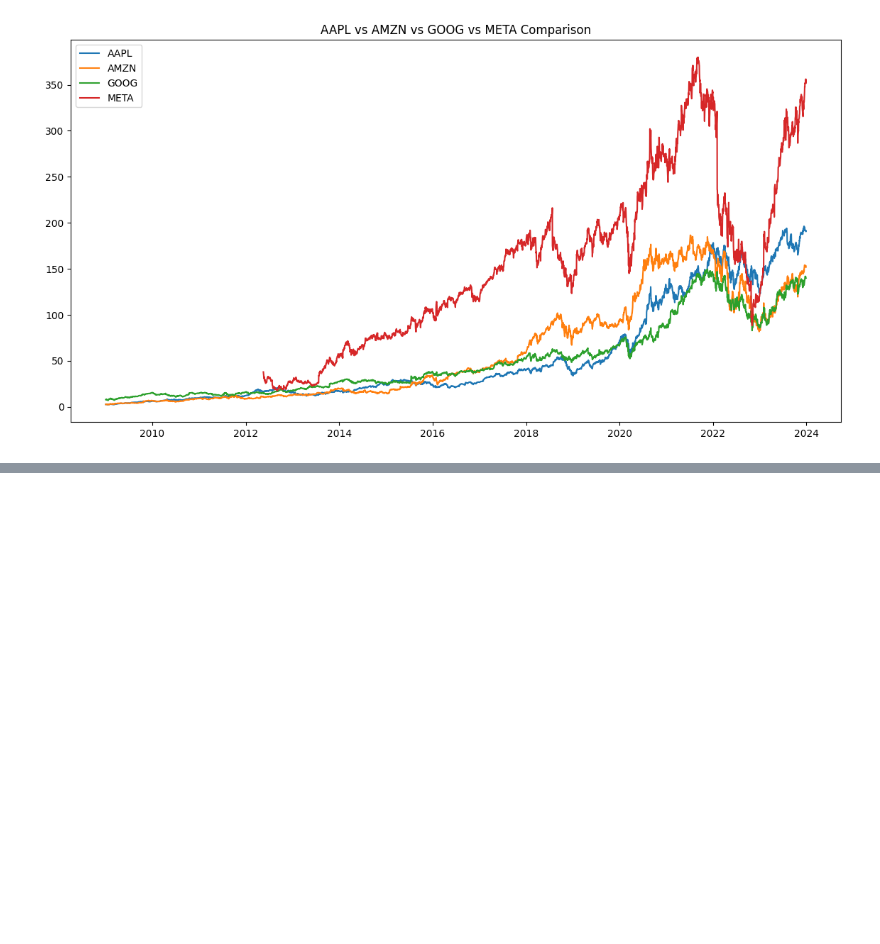
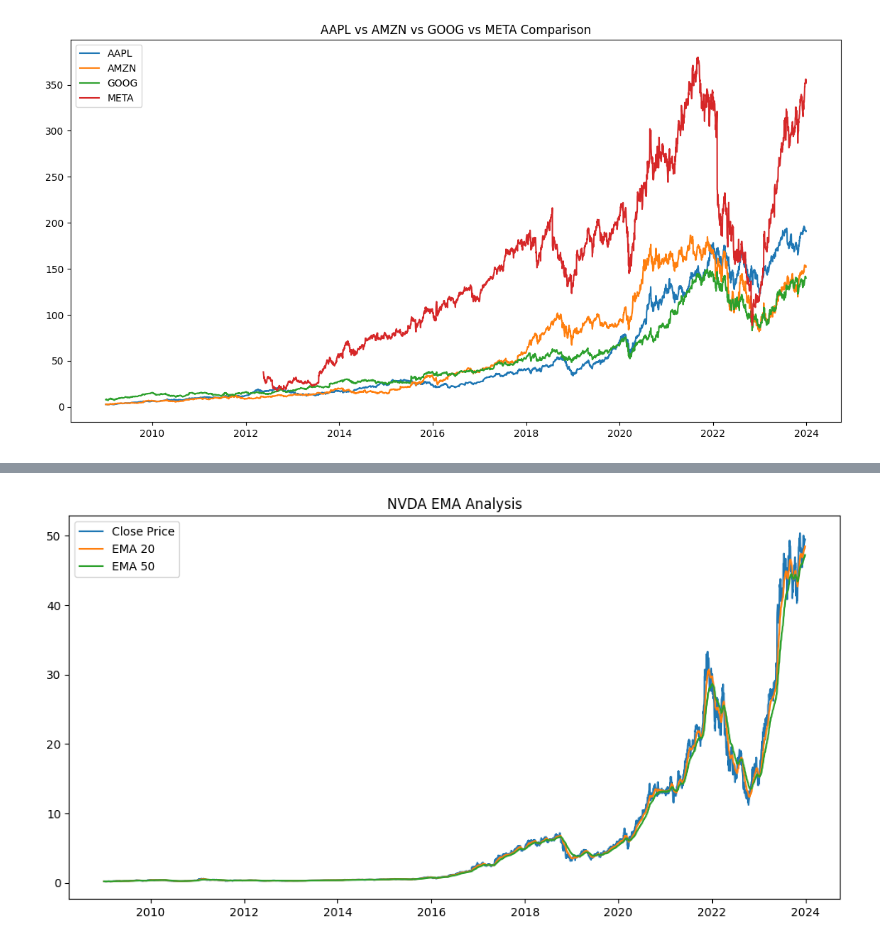
Before and after one commit to hawaebrahimhamid-png/news-sentiment-analysis, a Jupyter notebook: notebooks/task2_stock_analysis.ipynb, the cells around one changed output, grey strips where cells are left out. Saved outputs shown, nothing was run; the diff lists cells and outputs as text; code cells hidden in the pictures; blank space fills up the shorter version.

```diff
--- a/notebooks/task2_stock_analysis.ipynb
+++ b/notebooks/task2_stock_analysis.ipynb
@@ -676,0 +740,15 @@ plt.show()
+# %%
+df_nvda['EMA_20'] = df_nvda['Close'].ewm(span=20, adjust=False).mean()
+df_nvda['EMA_50'] = df_nvda['Close'].ewm(span=50, adjust=False).mean()
+# %%
+plt.figure(figsize=(12,6))
+
+plt.plot(df_nvda['Date'], df_nvda['Close'], label='Close Price')
+plt.plot(df_nvda['Date'], df_nvda['EMA_20'], label='EMA 20')
+plt.plot(df_nvda['Date'], df_nvda['EMA_50'], label='EMA 50')
+
+plt.legend()
+plt.title("NVDA EMA Analysis")
+plt.show()
+# %% [output]
+[figure, added]
```
Also changed, not shown: parts of 12 cells of this notebook.
